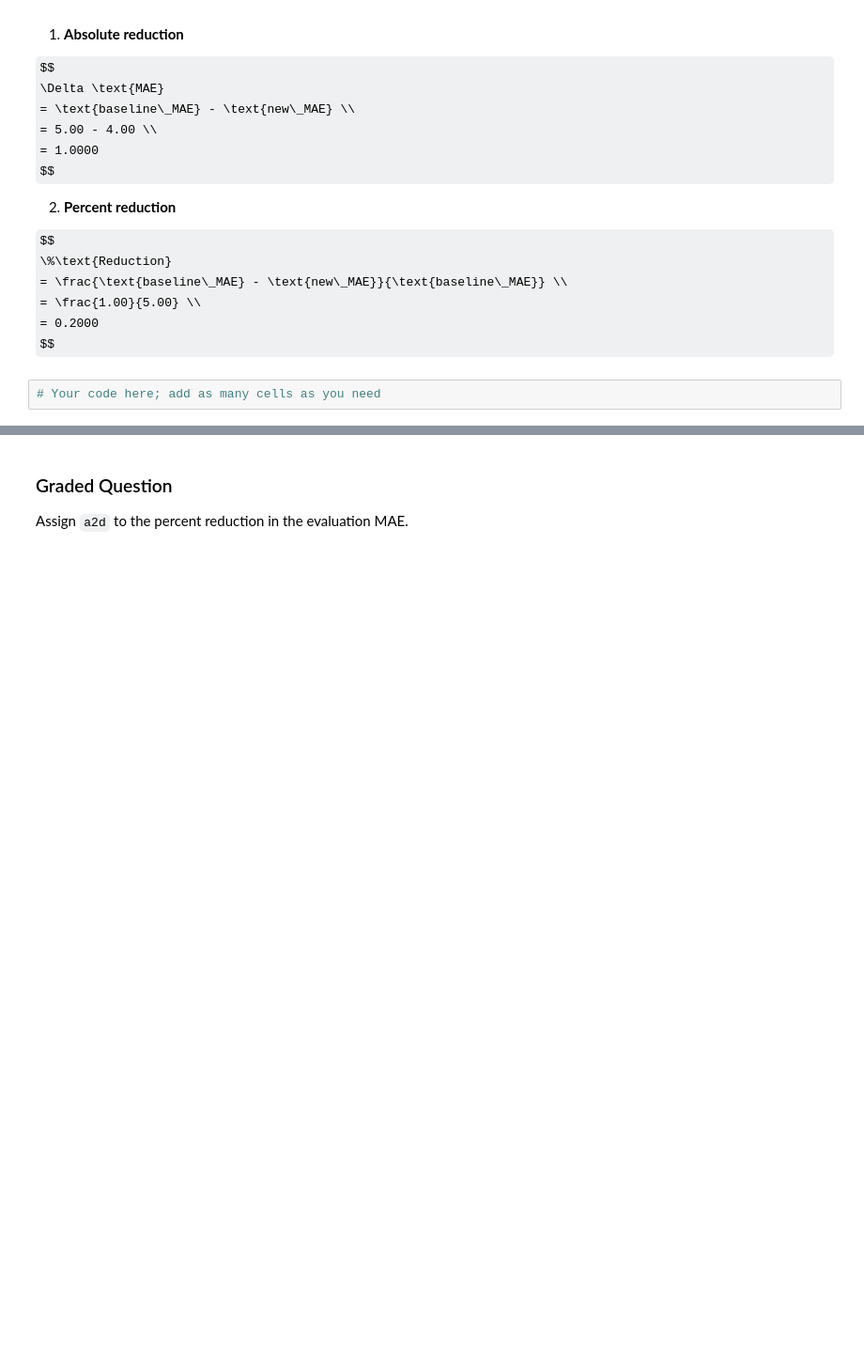
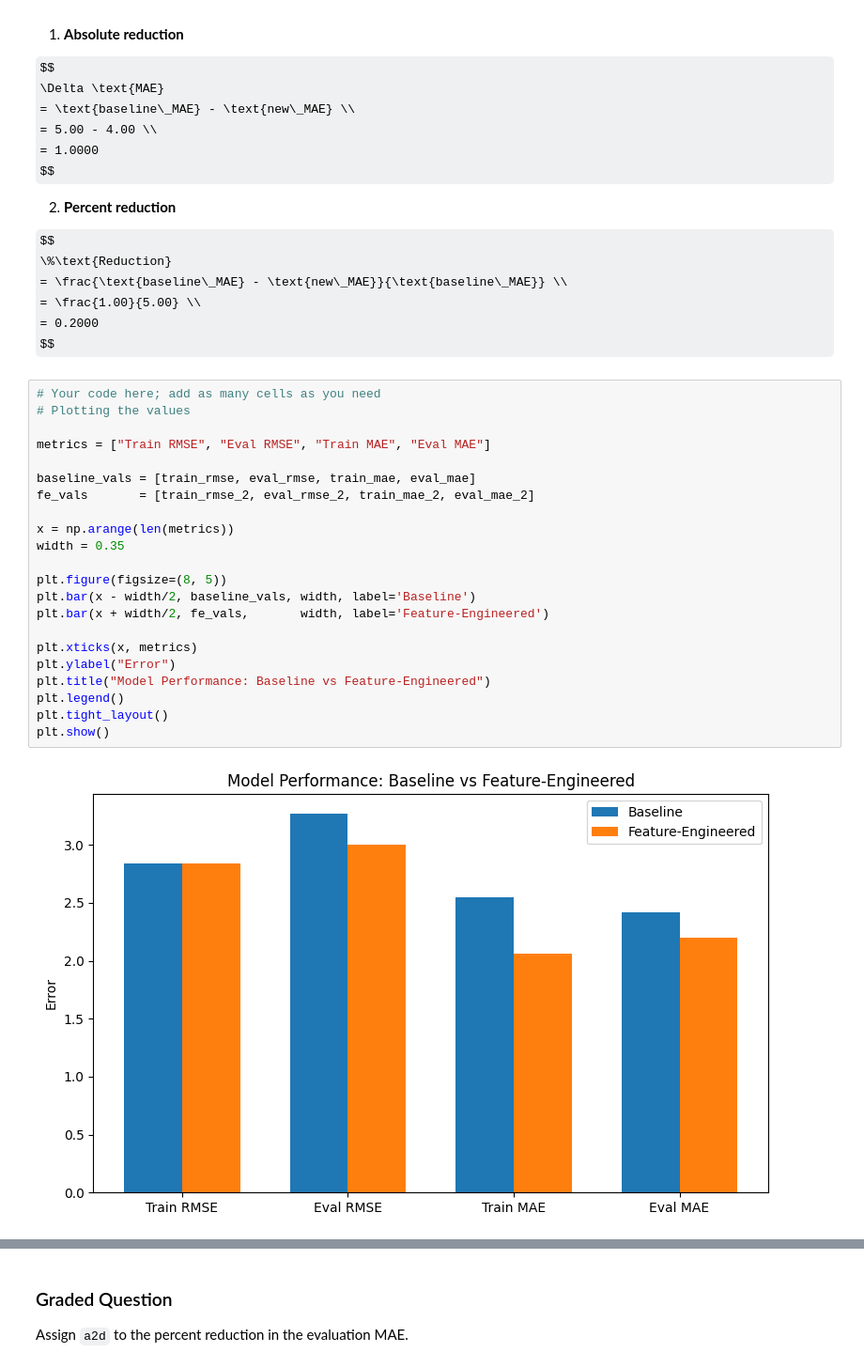
Before and after one commit to Haleymussary00/Module-3-Assignments, a Jupyter notebook: Homework_03.ipynb, the cells around one changed output, grey strips where cells are left out. Shown at 94% size. Drawn from its saved outputs; the diff is of its cells as text; some formulas as TeX source; blank space fills up the shorter version.

```diff
--- a/Homework_03.ipynb
+++ b/Homework_03.ipynb
@@ -908,3 +1071,25 @@ $$
 $$
 # %%
 # Your code here; add as many cells as you need
+# Plotting the values
+
+metrics = ["Train RMSE", "Eval RMSE", "Train MAE", "Eval MAE"]
+
+baseline_vals = [train_rmse, eval_rmse, train_mae, eval_mae]
+fe_vals       = [train_rmse_2, eval_rmse_2, train_mae_2, eval_mae_2]
+
+x = np.arange(len(metrics))
+width = 0.35
+
+plt.figure(figsize=(8, 5))
+plt.bar(x - width/2, baseline_vals, width, label='Baseline')
+plt.bar(x + width/2, fe_vals,       width, label='Feature-Engineered')
+
+plt.xticks(x, metrics)
+plt.ylabel("Error")
+plt.title("Model Performance: Baseline vs Feature-Engineered")
+plt.legend()
+plt.tight_layout()
+plt.show()
+# %% [output]
+[figure, added]
```
Also changed, not shown: parts of 23 cells of this notebook.
